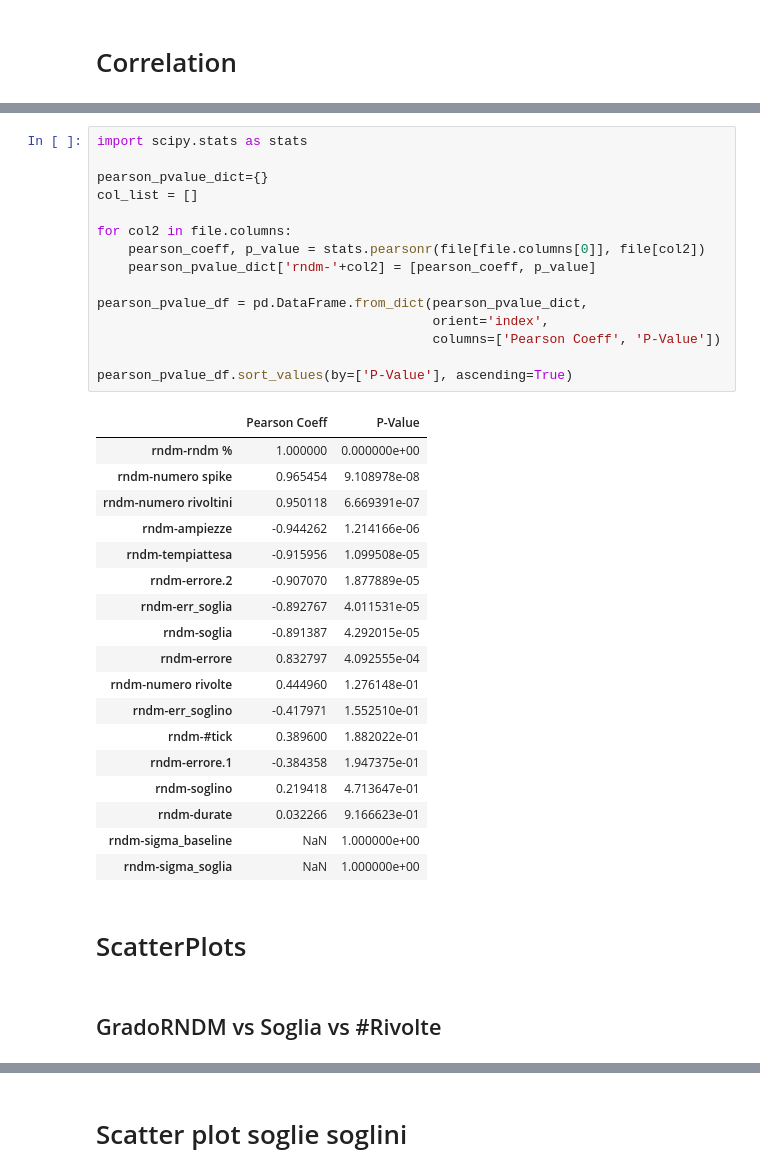
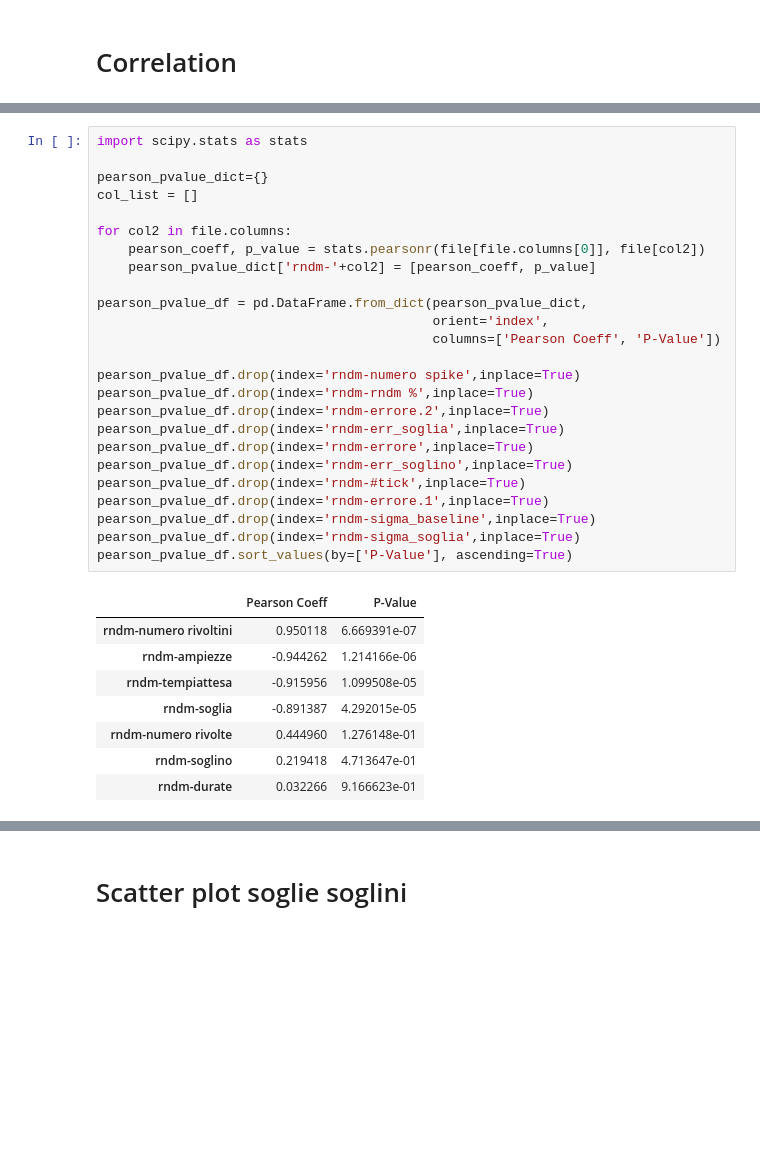
Before and after one commit to jackdeandrea/Econofisica, a Jupyter notebook: 00-correlazione_metriche_randomicita.ipynb, the cells around one changed output, grey strips where cells are left out. Drawn from its saved outputs; the diff is of its cells as text; blank space fills up the shorter version.

```diff
--- a/00-correlazione_metriche_randomicita.ipynb
+++ b/00-correlazione_metriche_randomicita.ipynb
@@ -68,38 +37,34 @@ Index(['rndm %', 'soglia', 'err_soglia', 'soglino', 'err_soglino', 'durate',
 # %%
 import scipy.stats as stats
 
 pearson_pvalue_dict={}
 col_list = []
 
 for col2 in file.columns:
     pearson_coeff, p_value = stats.pearsonr(file[file.columns[0]], file[col2])
     pearson_pvalue_dict['rndm-'+col2] = [pearson_coeff, p_value]
 
 pearson_pvalue_df = pd.DataFrame.from_dict(pearson_pvalue_dict,
                                            orient='index',
                                            columns=['Pearson Coeff', 'P-Value'])
 
+pearson_pvalue_df.drop(index='rndm-numero spike',inplace=True)
+pearson_pvalue_df.drop(index='rndm-rndm %',inplace=True)
+pearson_pvalue_df.drop(index='rndm-errore.2',inplace=True)
+pearson_pvalue_df.drop(index='rndm-err_soglia',inplace=True)
+pearson_pvalue_df.drop(index='rndm-errore',inplace=True)
+pearson_pvalue_df.drop(index='rndm-err_soglino',inplace=True)
+pearson_pvalue_df.drop(index='rndm-#tick',inplace=True)
+pearson_pvalue_df.drop(index='rndm-errore.1',inplace=True)
+pearson_pvalue_df.drop(index='rndm-sigma_baseline',inplace=True)
+pearson_pvalue_df.drop(index='rndm-sigma_soglia',inplace=True)
 pearson_pvalue_df.sort_values(by=['P-Value'], ascending=True)
 # %% [output]
 |  | Pearson Coeff | P-Value |
-| rndm-rndm % | 1.000000 | 0.000000e+00 |
-| rndm-numero spike | 0.965454 | 9.108978e-08 |
 | rndm-numero rivoltini | 0.950118 | 6.669391e-07 |
 | rndm-ampiezze | -0.944262 | 1.214166e-06 |
 | rndm-tempiattesa | -0.915956 | 1.099508e-05 |
-| rndm-errore.2 | -0.907070 | 1.877889e-05 |
-| rndm-err_soglia | -0.892767 | 4.011531e-05 |
 | rndm-soglia | -0.891387 | 4.292015e-05 |
-| rndm-errore | 0.832797 | 4.092555e-04 |
 | rndm-numero rivolte | 0.444960 | 1.276148e-01 |
-| rndm-err_soglino | -0.417971 | 1.552510e-01 |
-| rndm-#tick | 0.389600 | 1.882022e-01 |
-| rndm-errore.1 | -0.384358 | 1.947375e-01 |
 | rndm-soglino | 0.219418 | 4.713647e-01 |
 | rndm-durate | 0.032266 | 9.166623e-01 |
-| rndm-sigma_baseline | NaN | 1.000000e+00 |
-| rndm-sigma_soglia | NaN | 1.000000e+00 |
-# %% [markdown]
-# ScatterPlots
-# %% [markdown]
-## GradoRNDM vs Soglia vs #Rivolte
```
Also changed, not shown: parts of 33 cells of this notebook.
